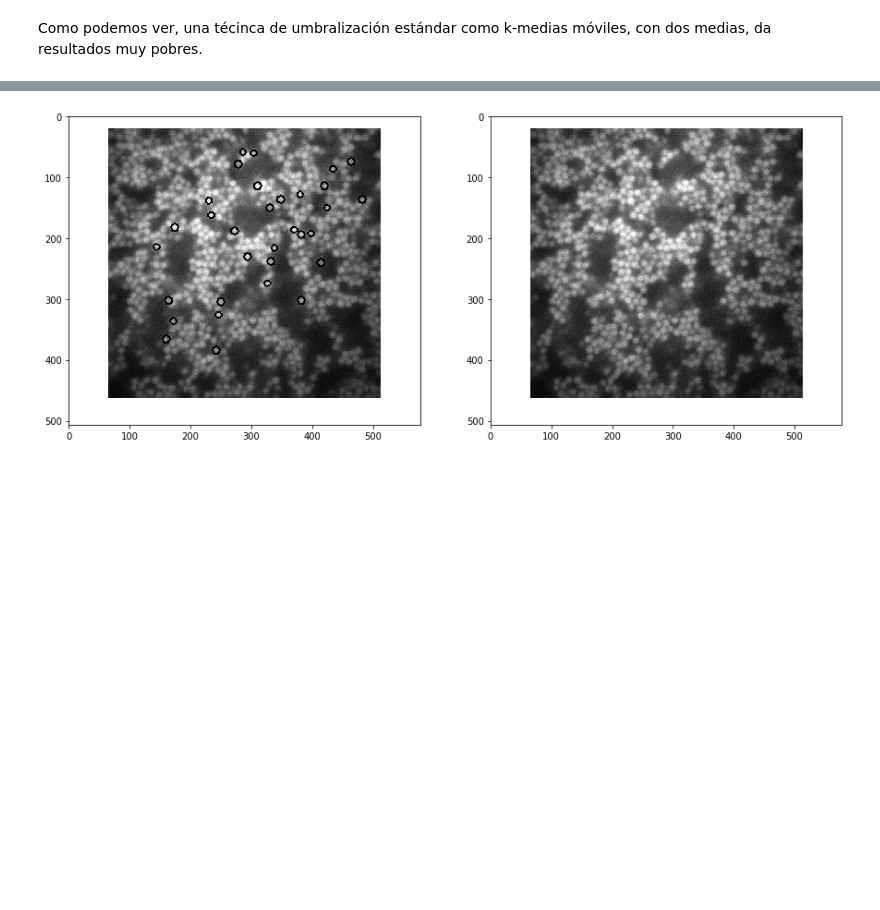
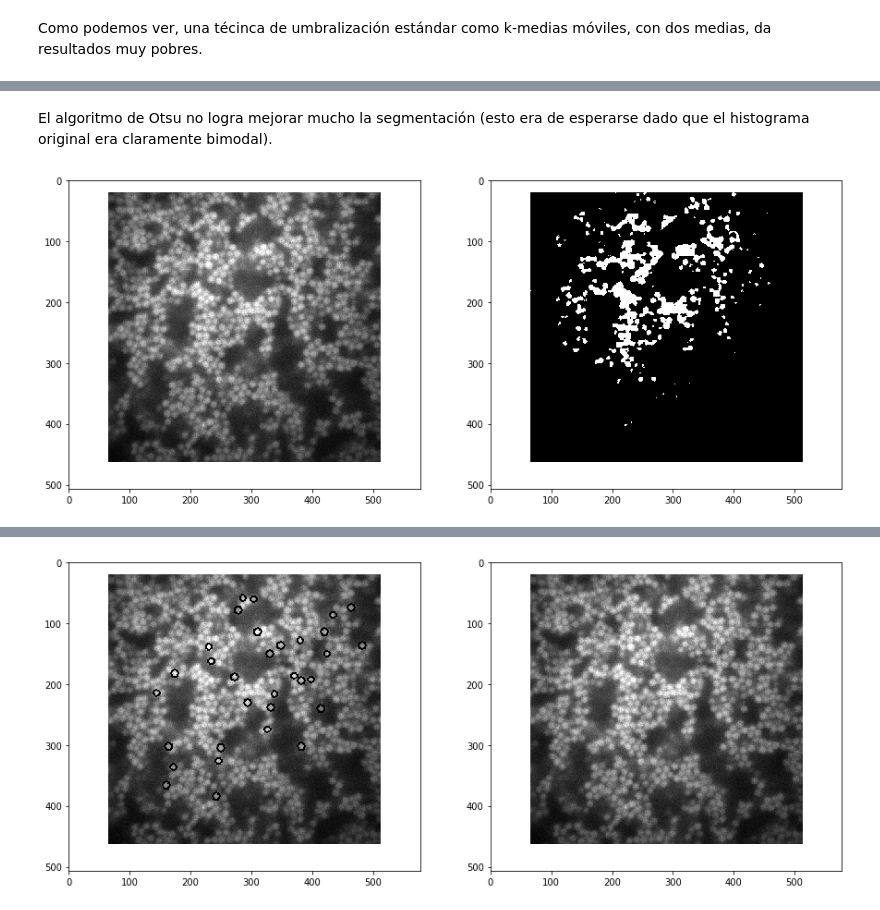
Before and after one commit to gmagannaDevelop/ImagenesTercerParcial, a Jupyter notebook: Pregunta 6.ipynb, the cells around one changed output, grey strips where cells are left out. Saved outputs shown, nothing was run; the diff lists cells and outputs as text; code cells hidden in the pictures; blank space fills up the shorter version.

```diff
--- a/Pregunta 6.ipynb
+++ b/Pregunta 6.ipynb
@@ -85,0 +91,9 @@ Como podemos ver, una técinca de umbralización estándar como k-medias móvile
+# %% [markdown]
+El algoritmo de Otsu no logra mejorar mucho la segmentación (esto era de esperarse dado que el histograma original era claramente bimodal).
+# %%
+gblur = cv.GaussianBlur(img,(3,3),0)
+otsu2 = cv.threshold(gblur,0,255,cv.THRESH_BINARY+cv.THRESH_OTSU)[1]
+# %%
+utils.side_by_side(img, otsu2)
+# %% [output]
+[figure, added]
```
Also changed, not shown: parts of 25 cells of this notebook, 1 other file.
